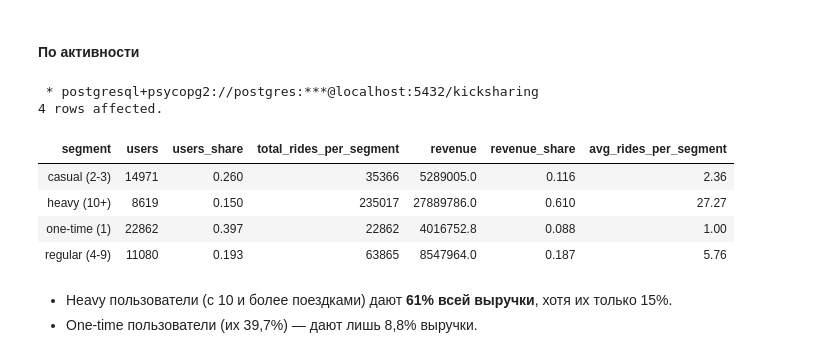
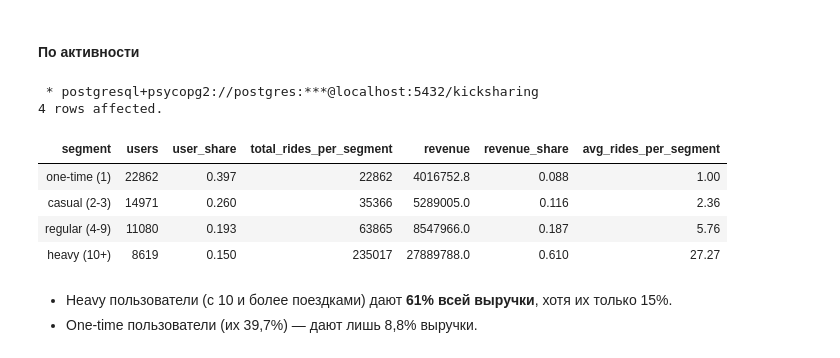
Before and after one commit to george-gh5/kicksharing-analysis, a Jupyter notebook: notebooks/3_sql_queries.ipynb, the cells around one changed output. Drawn from its saved outputs; the diff is of its cells as text; code cells hidden in the pictures.

```diff
--- a/notebooks/3_sql_queries.ipynb
+++ b/notebooks/3_sql_queries.ipynb
@@ -432,41 +432,42 @@ with users_rides as (
         party_rk,
         count(order_rk) as rides,
         sum(nominal_price_rub_amt) as revenue
     from rides
     group by party_rk
 ),
 segm as (
     select *,
         case
             when rides = 1 then 'one-time (1)'
             when rides between 2 and 3 then 'casual (2-3)'
             when rides between 4 and 9 then 'regular (4-9)'
             else 'heavy (10+)'
         end as segment
     from users_rides
 ),
 total_stats as (
     select count(distinct party_rk) as total_users, sum(nominal_price_rub_amt) as total_revenue from rides
 )
 
-SELECT
+select
     segment,
     count(party_rk) as users,
-    round(count(party_rk) / (select total_users from total_stats)::numeric, 3) as users_share,
+    round(count(party_rk) / (select total_users from total_stats)::numeric, 3) as user_share,
     sum(rides) as total_rides_per_segment,
     sum(revenue) as revenue,
     round((sum(revenue) / (select total_revenue from total_stats))::numeric, 3) as revenue_share,
     round(avg(rides), 2) as avg_rides_per_segment
 from segm
-group by segment;
+group by segment
+order by revenue_share;
 # %% [output]
  * postgresql+psycopg2://postgres:***@localhost:5432/kicksharing
 4 rows affected.
-| segment | users | users_share | total_rides_per_segment | revenue | revenue_share | avg_rides_per_segment |
+| segment | users | user_share | total_rides_per_segment | revenue | revenue_share | avg_rides_per_segment |
+| one-time (1) | 22862 | 0.397 | 22862 | 4016752.8 | 0.088 | 1.00 |
 | casual (2-3) | 14971 | 0.260 | 35366 | 5289005.0 | 0.116 | 2.36 |
-| heavy (10+) | 8619 | 0.150 | 235017 | 27889786.0 | 0.610 | 27.27 |
-| one-time (1) | 22862 | 0.397 | 22862 | 4016752.8 | 0.088 | 1.00 |
-| regular (4-9) | 11080 | 0.193 | 63865 | 8547964.0 | 0.187 | 5.76 |
+| regular (4-9) | 11080 | 0.193 | 63865 | 8547966.0 | 0.187 | 5.76 |
+| heavy (10+) | 8619 | 0.150 | 235017 | 27889788.0 | 0.610 | 27.27 |
 # %% [markdown]
 - Heavy пользователи (с 10 и более поездками) дают **61% всей выручки**, хотя их только 15%.
 - One-time пользователи (их 39,7%) — дают лишь 8,8% выручки.
```
Also changed, not shown: parts of 3 cells of this notebook.
